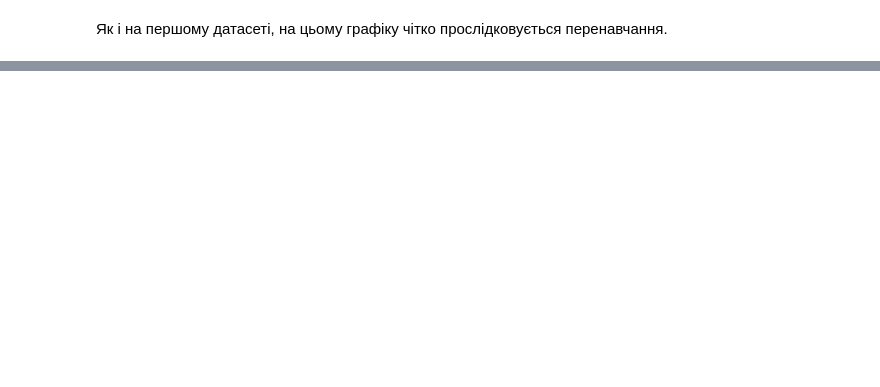
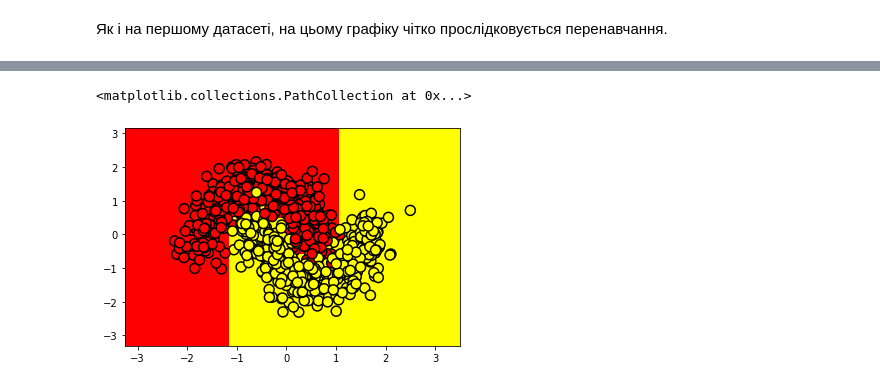
Before and after one commit to anna-kryva/ML_KPI_labs, a Jupyter notebook: lab-4/Lab4_Kryva_Anna_KA75_variant5.ipynb, the cells around one changed output, grey strips where cells are left out. Cells and saved outputs as stored; diff of their text form; code cells hidden in the pictures; blank space fills up the shorter version.

```diff
--- a/lab-4/Lab4_Kryva_Anna_KA75_variant5.ipynb
+++ b/lab-4/Lab4_Kryva_Anna_KA75_variant5.ipynb
@@ -959,0 +1022,17 @@ plot_scores(*get_f1scores(X2_train, y2_train, X2_test, y2_test, n_estimators,
+# %%
+def get_grid(data):
+    x_min, x_max = data[:, 0].min() - 1, data[:, 0].max() + 1
+    y_min, y_max = data[:, 1].min() - 1, data[:, 1].max() + 1
+    return np.meshgrid(np.arange(x_min, x_max, 0.01),
+                       np.arange(y_min, y_max, 0.01))
+# %%
+xx, yy = get_grid(X2_train)
+
+predicted_dtc = dtc2.predict(np.c_[xx.ravel(), yy.ravel()])\
+                            .reshape(xx.shape)
+plt.pcolormesh(xx, yy, predicted_dtc, cmap='autumn')
+plt.scatter(X2_train[:, 0], X2_train[:, 1], c=y2_train, s=100,
+              cmap='autumn', edgecolors='black', linewidth=1.5)
+# %% [output]
+<matplotlib.collections.PathCollection at 0x...>
+[figure, added]
```
Also changed, not shown: parts of 25 cells of this notebook.
